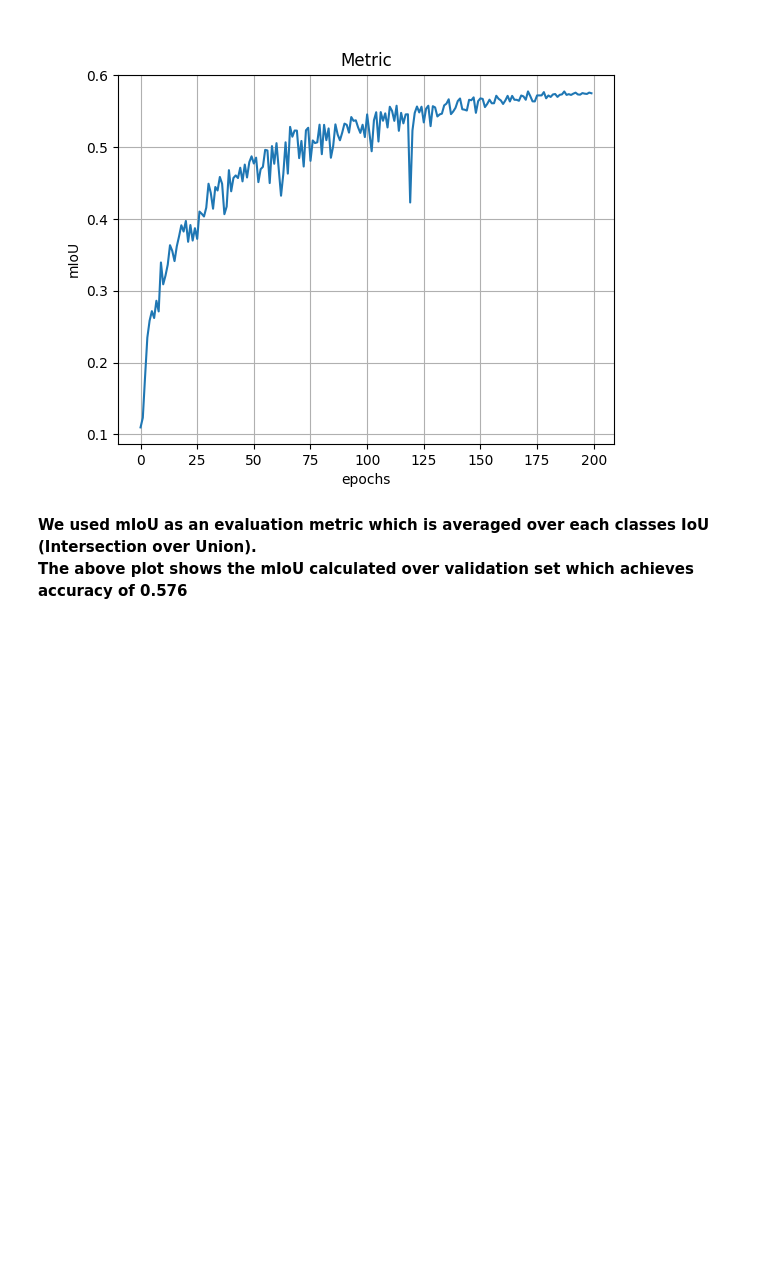
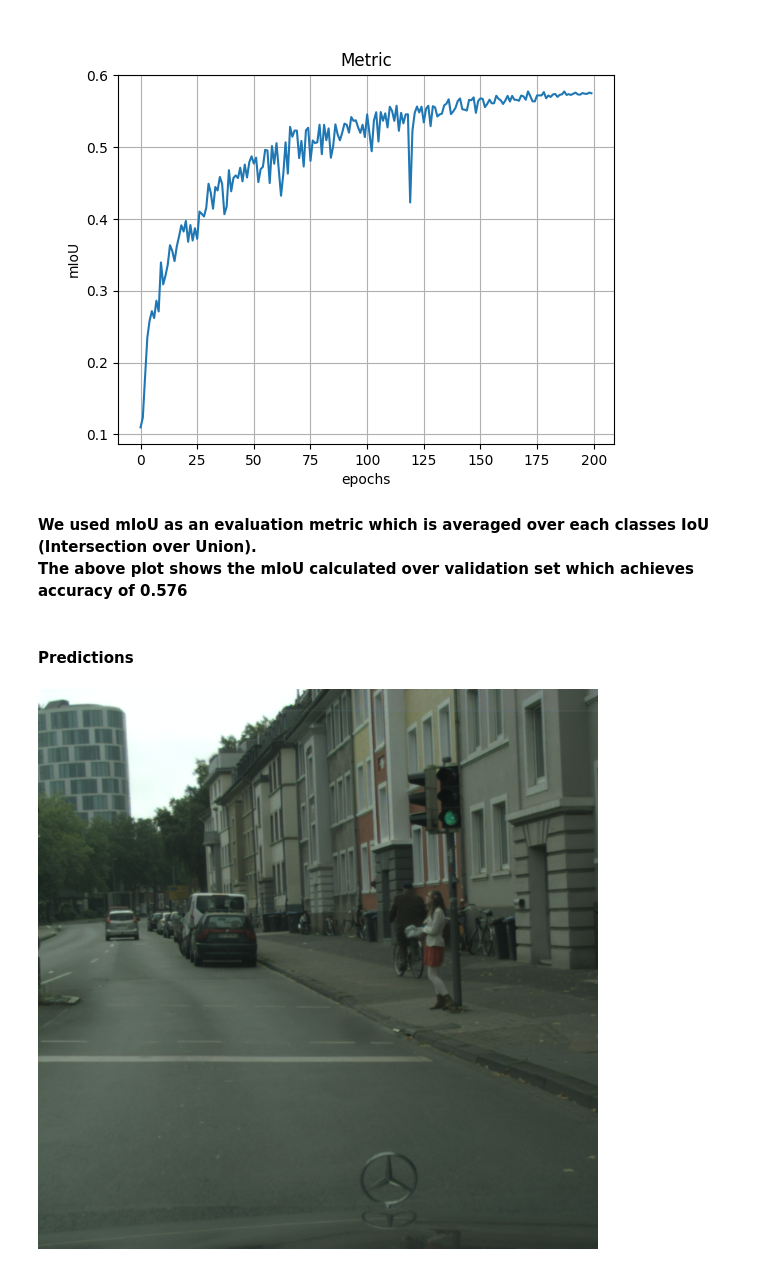
Before and after one commit to SharadGitHub/Machine-Learning-Engineer-Udacity-, a Jupyter notebook: capstone-project/summary.ipynb, the cells around one changed output. Cells and saved outputs as stored; diff of their text form; code cells hidden in the pictures; blank space fills up the shorter version.

```diff
--- a/capstone-project/summary.ipynb
+++ b/capstone-project/summary.ipynb
@@ -181,3 +181,10 @@ Image.open(path + "metric.png")
 # %% [markdown]
 **We used mIoU as an evaluation metric which is averaged over each classes IoU (Intersection over Union). <br>
 The above plot shows the mIoU calculated over validation set which achieves accuracy of 0.576**
+# %% [markdown]
+#### Predictions
+# %%
+# this is the actual image from 190 epoch state of the network
+Image.open("images/im_epoch_190.png")
+# %% [output]
+[figure, added]
```
Also changed, not shown: parts of 2 cells of this notebook.
